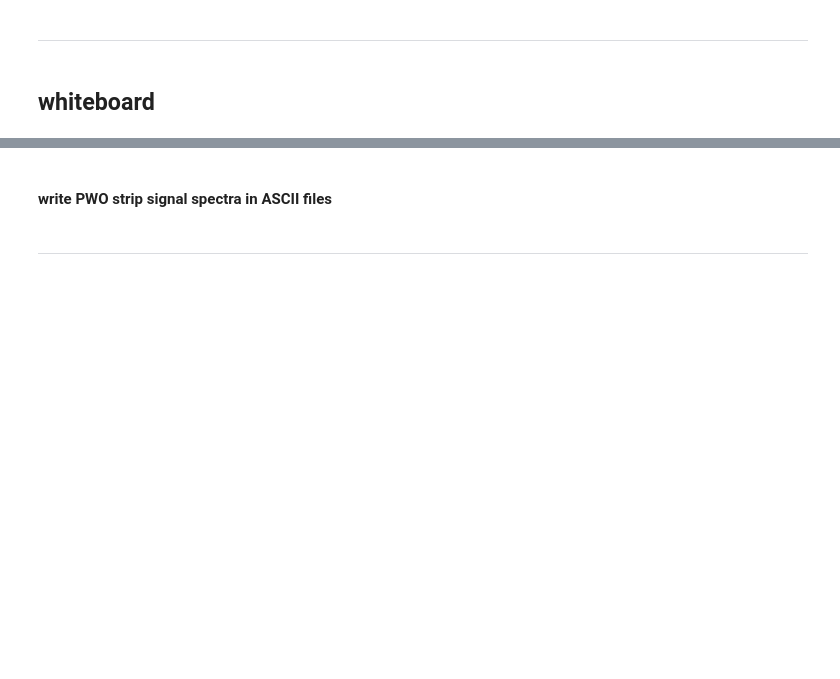
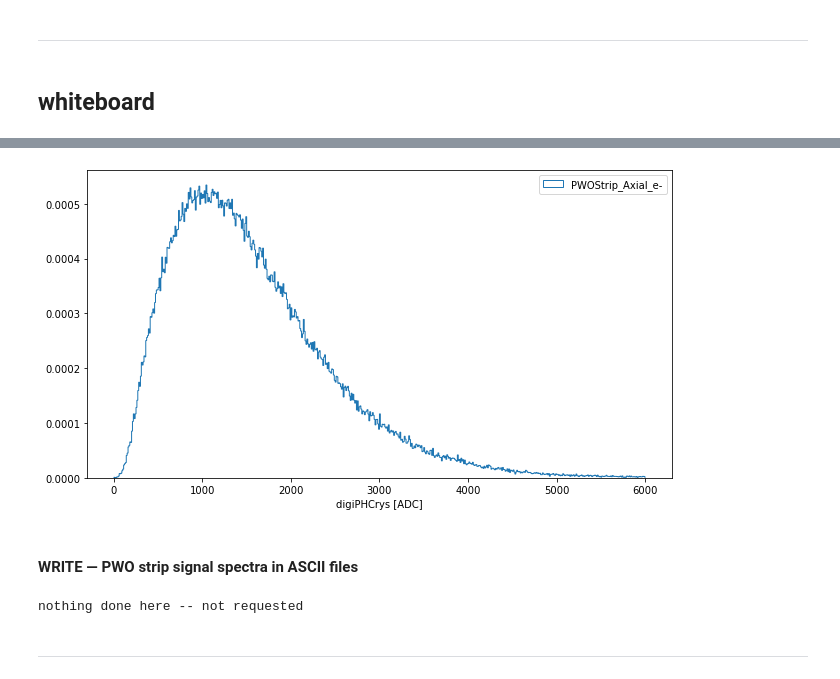
Before and after one commit to mattiasoldani/anaKrys, a Jupyter notebook: anaKrys.ipynb, the cells around one changed output, grey strips where cells are left out. Drawn from its saved outputs; the diff is of its cells as text; code cells hidden in the pictures; blank space fills up the shorter version.

```diff
--- a/anaKrys.ipynb
+++ b/anaKrys.ipynb
@@ -546,0 +736,2 @@ else:
+# %%
+dictCrys = {}  # dictionary w/ all the SiPM data to be saved (into a Pickle file)
@@ -547,18 +775,40 @@ else:
+# %%
+bLog = True
+
+plt.close("stripSpectrum_runs")
+fig, ax = plt.subplots(num="stripSpectrum_runs", nrows=1, ncols=1, figsize=[9, 5])
+
+hBool = df.boolSingleHitIn & df.boolDigiTimeCrys & df.boolInAligned & df.boolInCry
+for runs in df.typeRun.unique():
+    x = df[hBool & (df.typeRun==runs)].digiPHCrys
+    hRange = [0, 6000]
+    nBins = int((hRange[1]-hRange[0]) / 10)
+    hist = ax.hist(x, bins=nBins, histtype="step", range=hRange, density=True, label=runs) ;
+
+    de = hist[1][1]-hist[1][0]
+    dictCrys.update({"spectrum_%s" % runs : [[x0+0.5*de for x0 in hist[1][:-1]], hist[0], np.sqrt( hist[0] / (de*x.shape[0]) )]})
+
+ax.set_xlabel("digiPHCrys [ADC]")
+ax.legend()
+fig.tight_layout()
+# %% [output]
+[figure, added]
 # %% [markdown]
-#### write **PWO strip signal spectra in ASCII files**
+#### WRITE &mdash; PWO strip signal spectra in ASCII files
 # %%
-# bWriteOutAscii = False  # use this?
-# spectrum = "EFwd_"+nRunToOpen[0]+"_histo"  # select spectrum name (i.e. outData argument)
+bWriteOutPickle = False  # use this?
 
-# if bWriteOutAscii:
-#     print("writing spectrum %s as output ASCII file..." % spectrum)
-#     with open("./out_data/outSpectrum_%s.dat" % spectrum, "w+") as f:
-#         for i in range(len(outData[spectrum][0])):
-#             print(outData[spectrum][0][i], outData[spectrum][1][i], outData[spectrum][2][i], file=f)
-#     print("done")
+spectrum = "spectrum_"+nRunToOpen[0]  # select spectrum name (i.e. outData argument)
+if bWriteOutPickle:
+    print("writing spectrum %s as output ASCII file..." % spectrum)
+    with open("./out_data/outStrip.pickle", "wb") as f:
+        pickle.dump(dictCrys, f)
+    print("done")
 
-# else:
-#     print("nothing done here -- not requested")
+else:
+    print("nothing done here -- not requested")
+# %% [output]
+nothing done here -- not requested
 # %% [markdown]
 ---
 # %% [markdown]
```
Also changed, not shown: parts of 24 cells of this notebook.
